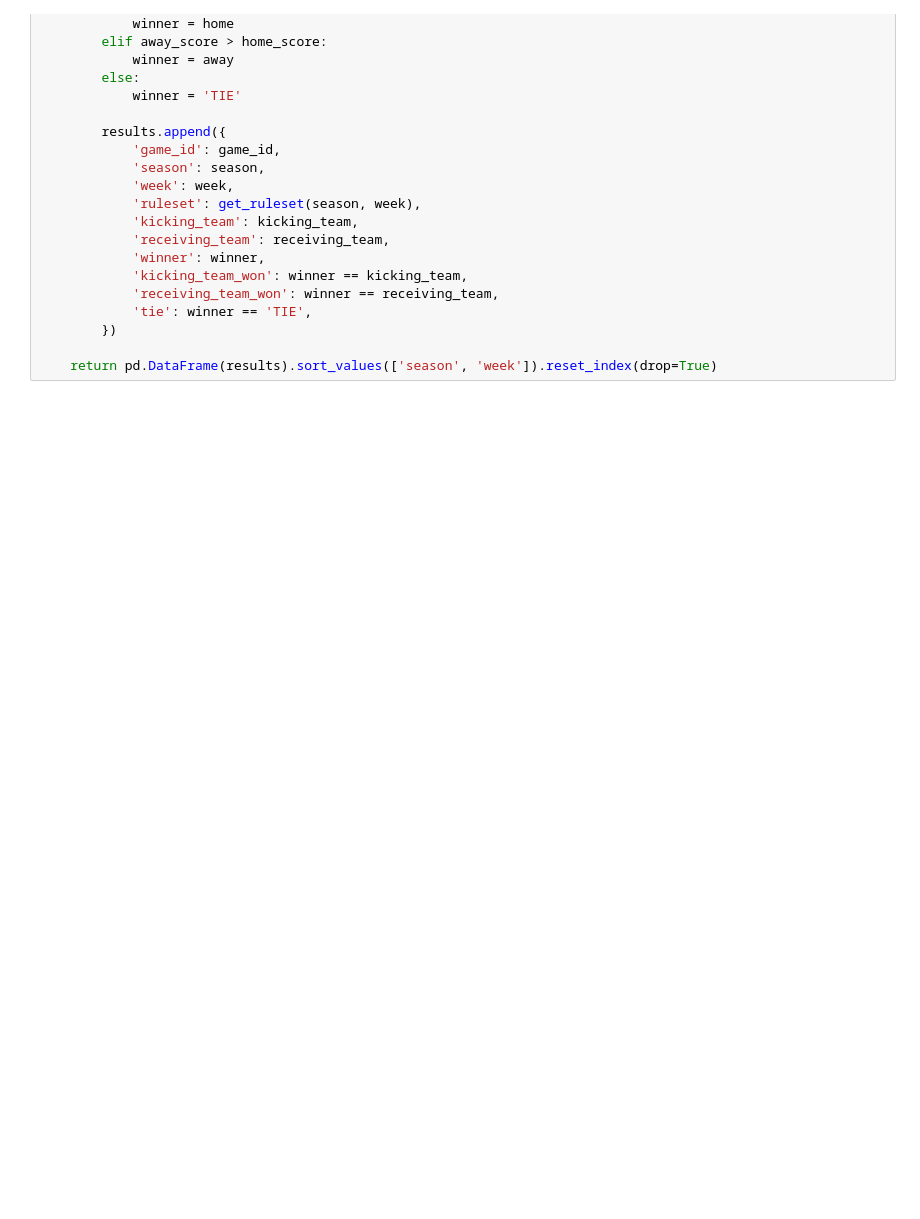
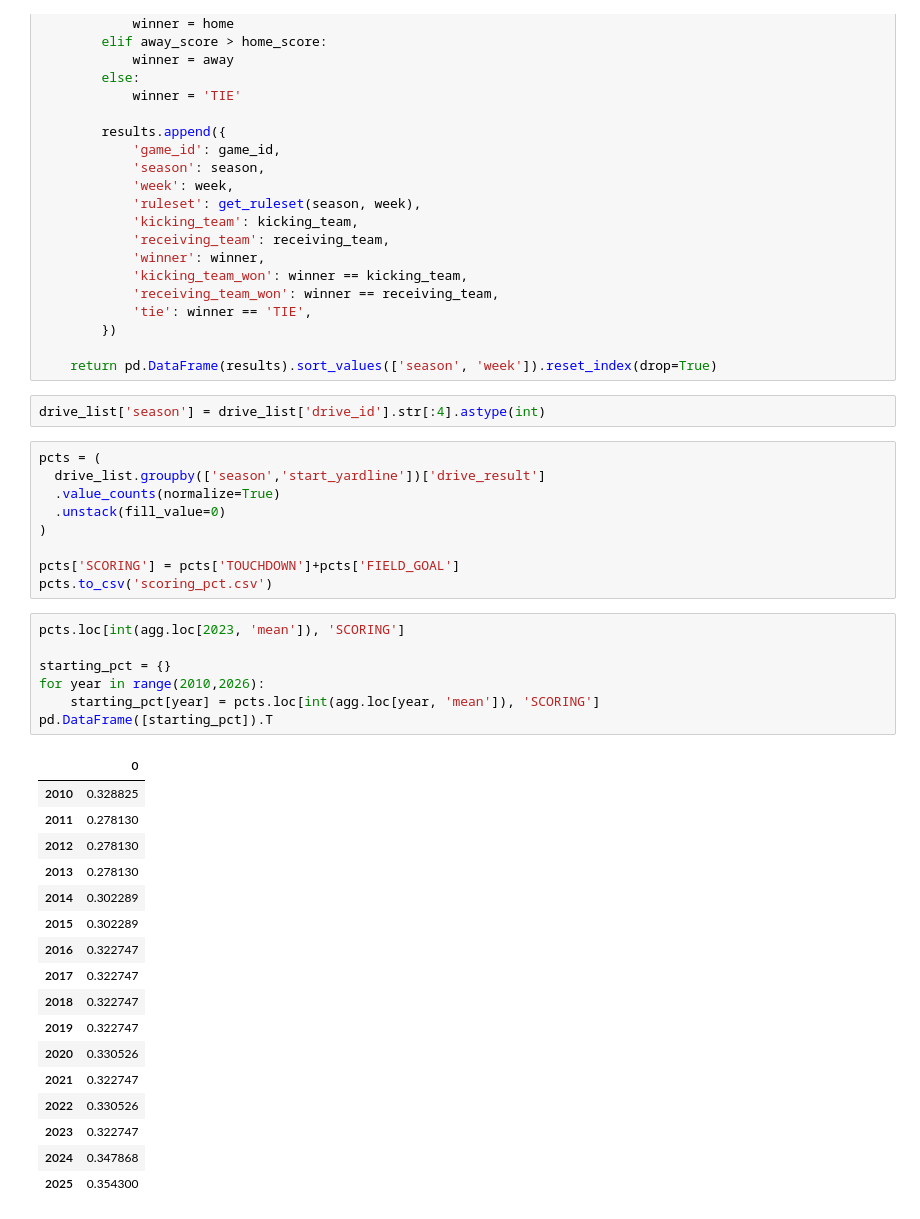
Before and after one commit to njlewin/NFL_Overtime_Model, a Jupyter notebook: Evaluation.ipynb, the cells around one changed output. Saved outputs shown, nothing was run; the diff lists cells and outputs as text; blank space fills up the shorter version.

```diff
--- a/Evaluation.ipynb
+++ b/Evaluation.ipynb
@@ -195,3 +174,39 @@ def aggregate_overtime_games(pbp: pd.DataFrame) -> pd.DataFrame:
         })
 
     return pd.DataFrame(results).sort_values(['season', 'week']).reset_index(drop=True)
+# %%
+drive_list['season'] = drive_list['drive_id'].str[:4].astype(int)
+# %%
+pcts = (
+  drive_list.groupby(['season','start_yardline'])['drive_result']
+  .value_counts(normalize=True)
+  .unstack(fill_value=0)
+)
+
+pcts['SCORING'] = pcts['TOUCHDOWN']+pcts['FIELD_GOAL']
+pcts.to_csv('scoring_pct.csv')
+# %%
+pcts.loc[int(agg.loc[2023, 'mean']), 'SCORING']
+
+starting_pct = {}
+for year in range(2010,2026):
+    starting_pct[year] = pcts.loc[int(agg.loc[year, 'mean']), 'SCORING']
+pd.DataFrame([starting_pct]).T
+# %% [output]
+|  | 0 |
+| 2010 | 0.328825 |
+| 2011 | 0.278130 |
+| 2012 | 0.278130 |
+| 2013 | 0.278130 |
+| 2014 | 0.302289 |
+| 2015 | 0.302289 |
+| 2016 | 0.322747 |
+| 2017 | 0.322747 |
+| 2018 | 0.322747 |
+| 2019 | 0.322747 |
+| 2020 | 0.330526 |
+| 2021 | 0.322747 |
+| 2022 | 0.330526 |
+| 2023 | 0.322747 |
+| 2024 | 0.347868 |
+| 2025 | 0.354300 |
```
Also changed, not shown: parts of 18 cells of this notebook, 12 other files.
